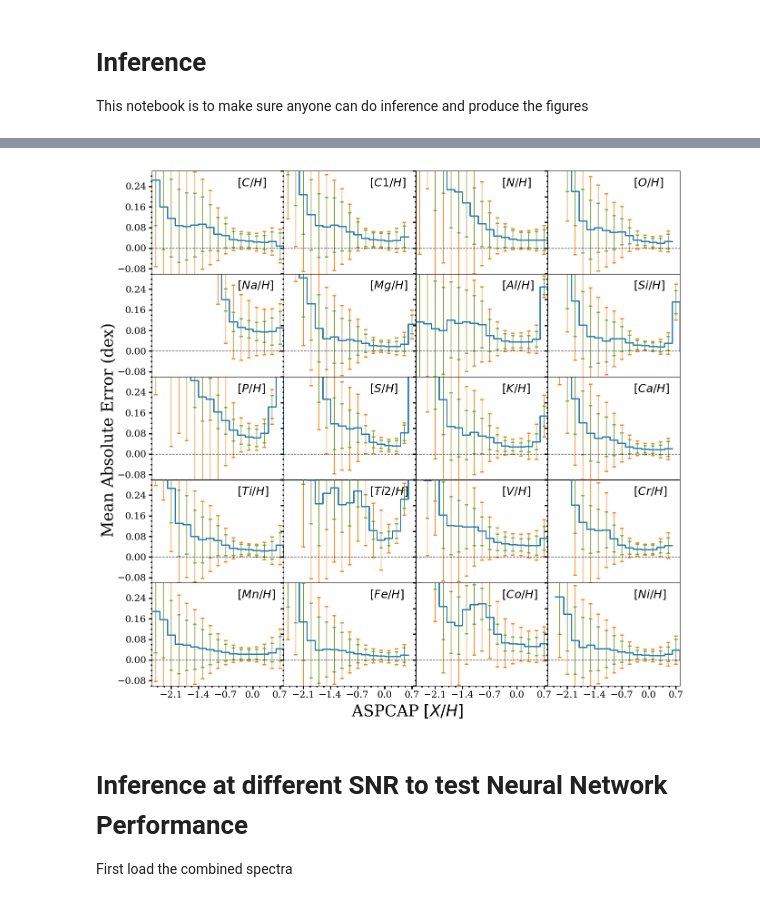
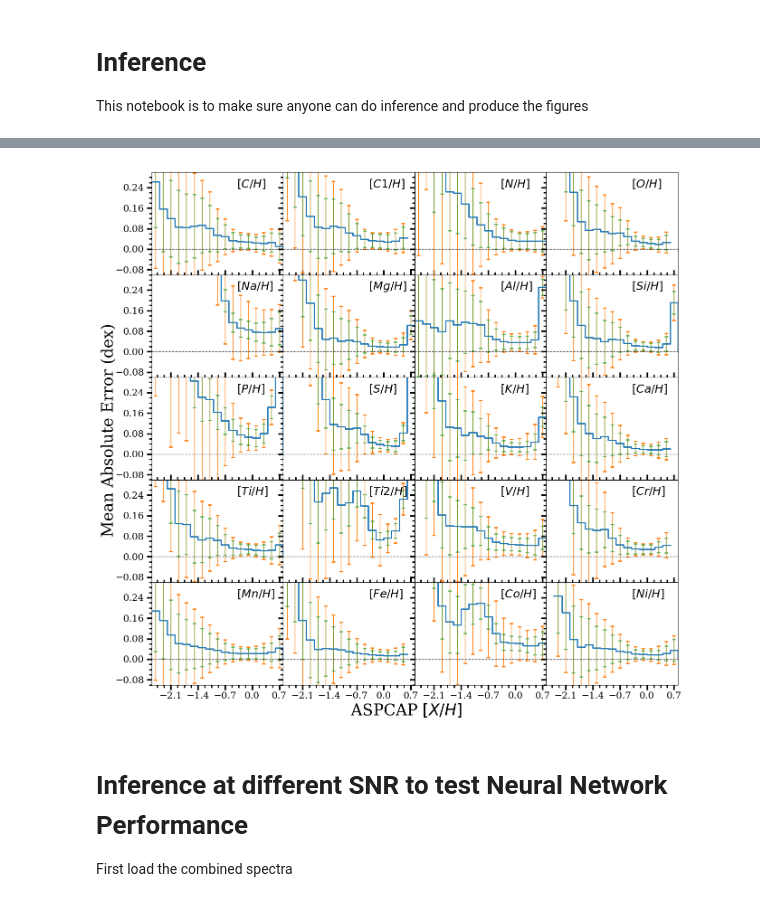
Before and after one commit to henrysky/astroNN_spectra_paper_figures, a Jupyter notebook: Inference.ipynb, the cells around one changed output, grey strips where cells are left out. Saved outputs shown, nothing was run; the diff lists cells and outputs as text; code cells hidden in the pictures.

```diff
--- a/Inference.ipynb
+++ b/Inference.ipynb
@@ -146,36 +213,39 @@ for i in range(5):
             idx = [(y[:,aspcap_idx]<spaces_x[ii+1])&(y[:,aspcap_idx]>spaces_x[ii])]
             mean_abs_diff_x.append(np.mean(np.abs(pred[:, aspcap_idx][idx] - y[:,aspcap_idx][idx])))
             mean_confidence_x.append(np.mean(pred_err['total'][:, aspcap_idx][idx]))
             mean_modelconfidence_x.append(np.mean(pred_err['model'][:, aspcap_idx][idx]))
 
         mean_abs_diff_x.append(0.)
         mean_confidence_x.append(0.)
         mean_modelconfidence_x.append(0.)
 
         ax[i,j].plot(spaces_x, mean_abs_diff_x, ls='steps-post', linewidth=2., label='$T_{eff}$')
         ax[i,j].errorbar(spaces_x+0.1, mean_abs_diff_x, yerr=mean_confidence_x, linestyle='None', capsize=3, elinewidth=1., capthick=2.)
         ax[i,j].errorbar(spaces_x+0.1, mean_abs_diff_x, yerr=mean_modelconfidence_x, linestyle='None', capsize=3, elinewidth=1., capthick=2., alpha=0.7)
         ax[i,j].set_xlim((low_x, high_x))
         ax[i,j].set_ylim((-0.1, 0.3))
         ax[i,j].axhline(0, ls='--', c='k', lw=1., alpha=0.7)
         ax[i,j].annotate(f"$[{bcnn.targetname[aspcap_idx]}/H]$", xy=(0.65,0.85),xycoords='axes fraction', fontsize=18)
         if j == 0:
             ax[i,j].yaxis.set_major_locator(ymajorLocator)
         else:
             ax[i,j].yaxis.set_major_formatter(NullFormatter())
+            ax[i,j].yaxis.set_major_locator(ymajorLocator)
         if i == 4:
             ax[i,j].xaxis.set_major_locator(xmajorLocator)
+        else:
+            ax[i,j].xaxis.set_tick_params(direction='in', which='both')
         ax[i,j].minorticks_on()
-        ax[i,j].tick_params(labelsize=15, width=2, length=5, which='major')
-        ax[i,j].tick_params(width=2, length=2, which='minor')
+        ax[i,j].tick_params(labelsize=15, width=2.5, length=8, which='major')
+        ax[i,j].tick_params(width=2, length=4, which='minor')
         aspcap_idx += 1
 
 f.text(0.5,0.08,"ASPCAP "+"$[X/H]$",fontdict={'fontsize':25}, ha='center')
 f.text(0.05,0.5,"Mean Absolute Error (dex)",fontdict={'fontsize':25},rotation=90, va='center')
 f.subplots_adjust(wspace=0,hspace=0)
 f.savefig('compact_test.png')
 # %% [output]
-[figure, old version]
+[figure, new version]
 # %% [markdown]
 # Inference at different SNR to test Neural Network Performance
 
```
Also changed, not shown: parts of 6 cells of this notebook, 2 other files.
